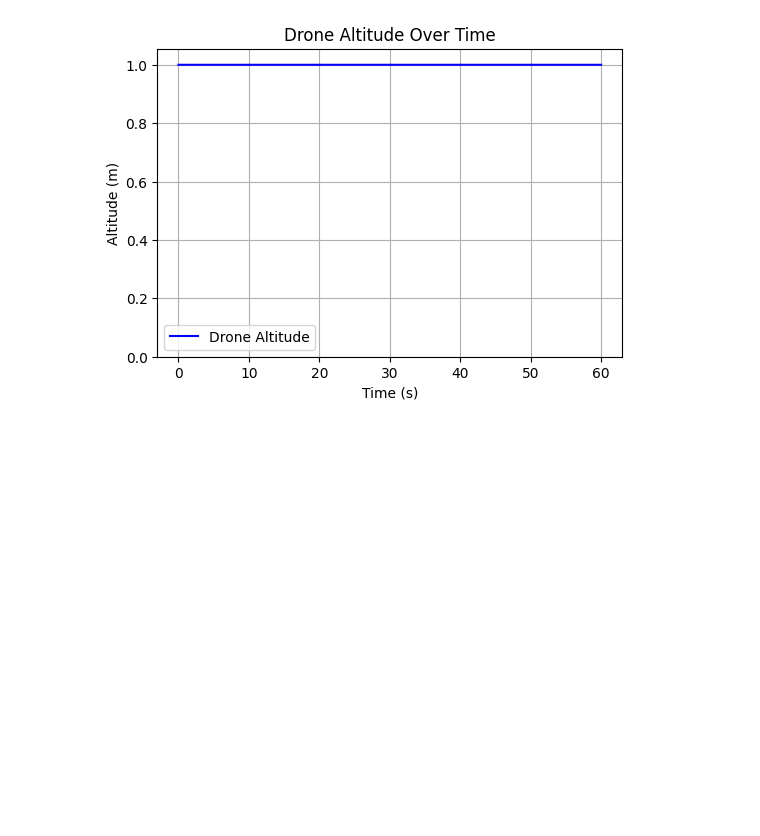
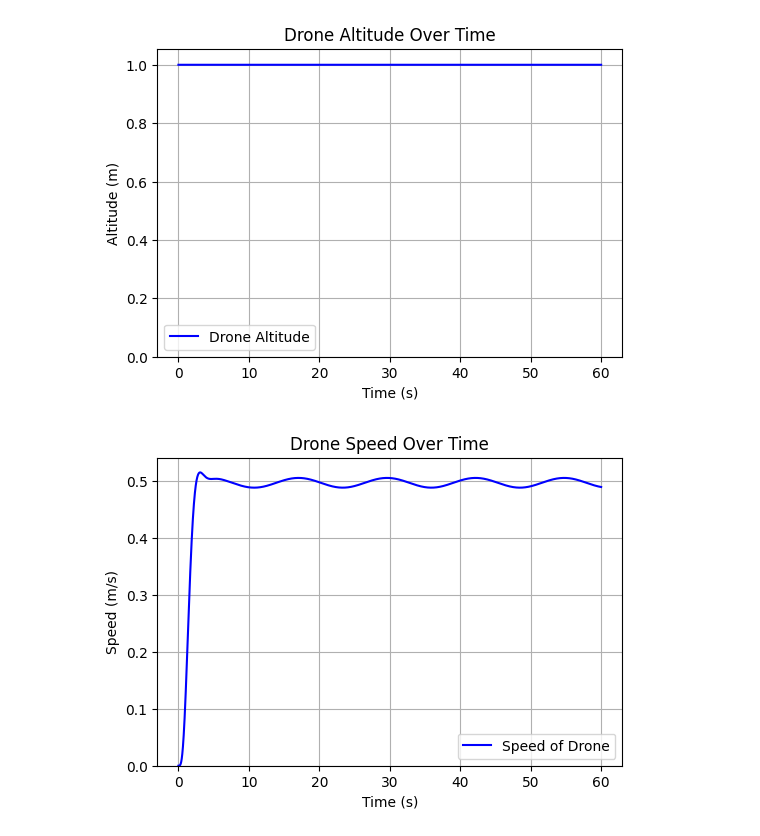
Before and after one commit to nithyakoneru/ae352-sp24_project, a Jupyter notebook: Quadrotor/ae352_quadrotor-hoverandcircle.ipynb, the cells around one changed output. Drawn from its saved outputs; the diff is of its cells as text; code cells hidden in the pictures; blank space fills up the shorter version.

Commit message:
add velocity graph

```diff
--- a/Quadrotor/ae352_quadrotor-hoverandcircle.ipynb
+++ b/Quadrotor/ae352_quadrotor-hoverandcircle.ipynb
@@ -496,3 +496,23 @@ plt.legend()
 plt.show()
 # %% [output]
 [figure]
+# %%
+# Extract speed data
+vx = np.array(circle_controller.xhat_history["vx"])
+vy = np.array(circle_controller.xhat_history["vy"])
+vz = np.array(circle_controller.xhat_history["vz"])
+speed = np.sqrt(vx**2 + vy**2 + vz**2)
+time_steps = np.arange(0, len(speed)*0.01, 0.01)  # Time vector
+
+# Plot altitude over time
+plt.figure(figsize=(6, 4))
+plt.plot(time_steps, speed, color="blue", label="Speed of Drone")
+plt.title("Drone Speed Over Time")
+plt.xlabel("Time (s)")
+plt.ylabel("Speed (m/s)")
+plt.grid()
+plt.ylim(bottom=0)
+plt.legend()
+plt.show()
+# %% [output]
+[figure, added]
```
